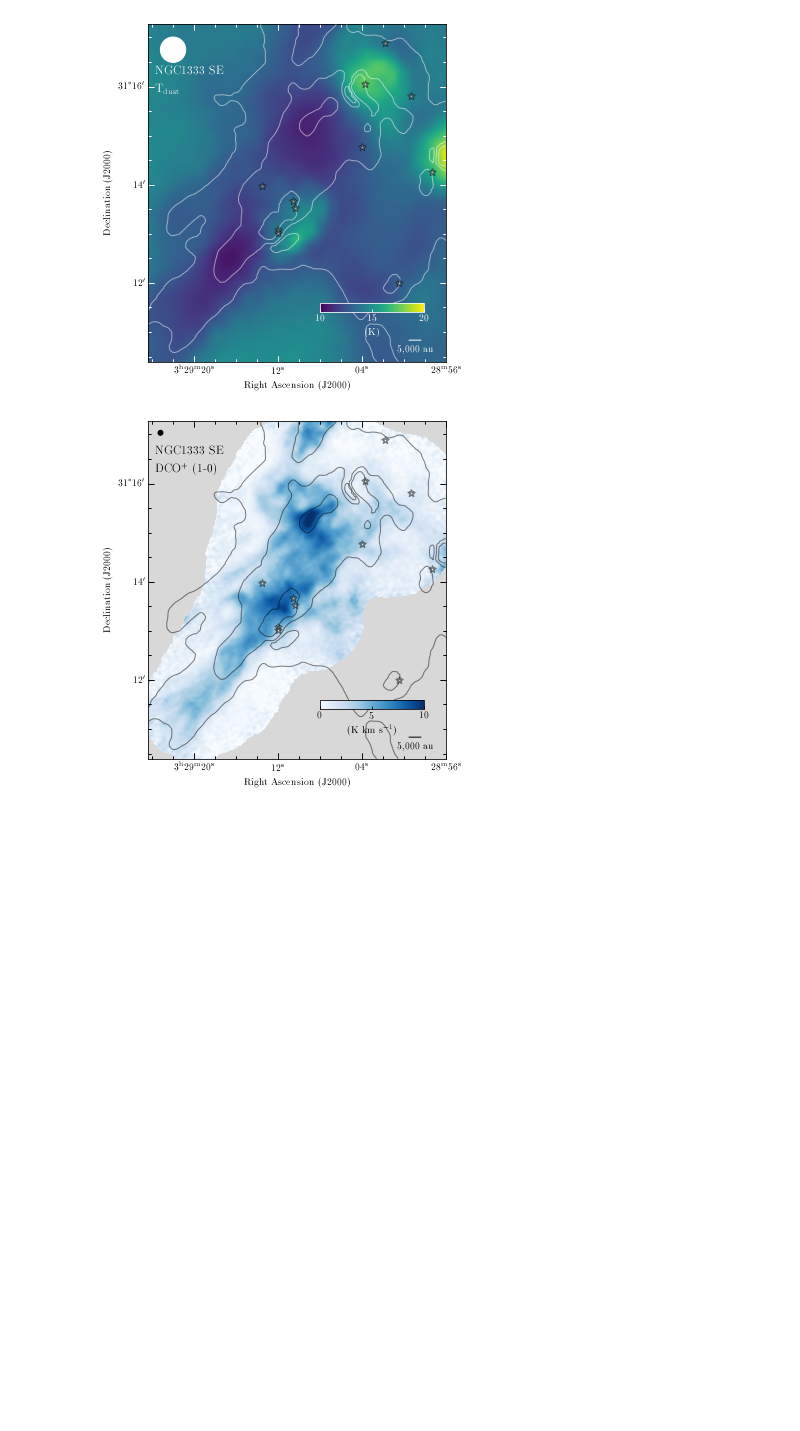
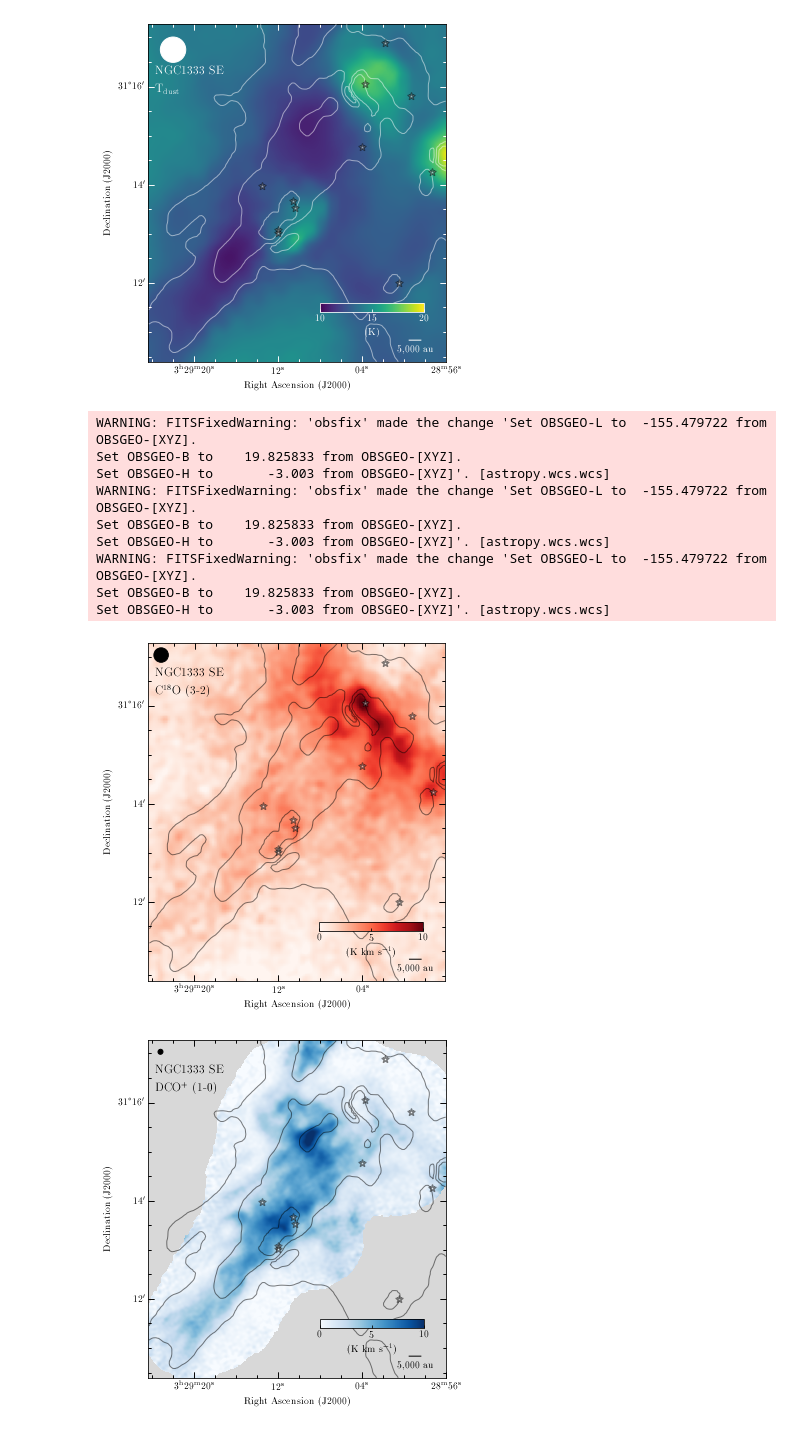
Before and after one commit to jpinedaf/NGC1333_NOEMA_Ions, a Jupyter notebook: NGC1333_Ions_Calculations.ipynb, the cells around one changed output. Saved outputs shown, nothing was run; the diff lists cells and outputs as text; code cells hidden in the pictures; blank space fills up the shorter version.

Commit message:
Prepare C18O -Update script to smooth and march JCMT and Herschel beams -Calculation of Integrated Intensity -Updated plot in notebook

```diff
--- a/NGC1333_Ions_Calculations.ipynb
+++ b/NGC1333_Ions_Calculations.ipynb
@@ -18,10 +18,12 @@ plt.rcParams.update({"text.usetex": True,
                      'xtick.direction': 'in',
                      'ytick.direction': 'in'})
 # %%
-file_yso = 'catalogye/NGC1333_protostar_list.txt'
+file_yso = 'catalogue/NGC1333_protostar_list.txt'
 
 file_TdV_DCOp = 'data/NGC1333_DCOp_matched_TdV.fits'
 file_TdV_H13COp = 'data/NGC1333_H13COp_matched_TdV.fits'
+file_TdV_C18O = 'data/NGC1333_C18O_3-2_TdV.fits'
+
 file_TdV_DCOp_H13COp = 'data/NGC1333_DCOp_H13COp_ratio.fits'
 file_Ncol_DCOp_H13COp = 'data/NGC1333_DCOp_H13COp_ratio_coldens.fits'
 file_Ncol_DCOp_HCOp = 'data/NGC1333_DCOp_HCOp_ratio_coldens.fits'
@@ -228,6 +230,42 @@ plt.tight_layout()
 fig.savefig('figs/NGC1333_Td.pdf', dpi=200)
 # %% [output]
 [figure]
+# %%
+text_color = 'black'
+
+hdu = load_cutout(file_TdV_C18O)
+wcs = WCS(hdu.header)
+
+cmap = plt.get_cmap(name='Reds').copy()
+cmap.set_bad(color='0.85')
+
+fig = plt.figure(figsize=my_figsize)
+ax = plt.subplot(projection=wcs)
+im = ax.imshow(hdu.data, cmap=cmap, vmin=0.0, vmax=10, origin='lower') #vmin=0.2, vmax=1.0,
+
+plot_setup_noema_wcsaxes(ax, hdu, label_col=text_color, contour_h2=True)
+
+cax = ax.inset_axes(col_pos)
+cbar = plt.colorbar(im, cax=cax, label=r'(K km s$^{-1}$)', orientation='horizontal')
+cbar.set_ticks([0, 5, 10])
+
+fig.text(xpos_lab1, ypos_lab1, 'NGC1333 SE', transform=ax.transAxes,
+                horizontalalignment='left', color=text_color, size=12)
+fig.text(xpos_lab2, ypos_lab2, r'C$^{18}$O (3-2)', transform=ax.transAxes,
+                horizontalalignment='left', color=text_color, size=12)
+plt.tight_layout()
+fig.savefig('figs/NGC1333_C18O_TdV.pdf', dpi=200)
+# %% [output]
+WARNING: FITSFixedWarning: 'obsfix' made the change 'Set OBSGEO-L to  -155.479722 from OBSGEO-[XYZ].
+Set OBSGEO-B to    19.825833 from OBSGEO-[XYZ].
+Set OBSGEO-H to       -3.003 from OBSGEO-[XYZ]'. [astropy.wcs.wcs]
+WARNING: FITSFixedWarning: 'obsfix' made the change 'Set OBSGEO-L to  -155.479722 from OBSGEO-[XYZ].
+Set OBSGEO-B to    19.825833 from OBSGEO-[XYZ].
+Set OBSGEO-H to       -3.003 from OBSGEO-[XYZ]'. [astropy.wcs.wcs]
+WARNING: FITSFixedWarning: 'obsfix' made the change 'Set OBSGEO-L to  -155.479722 from OBSGEO-[XYZ].
+Set OBSGEO-B to    19.825833 from OBSGEO-[XYZ].
+Set OBSGEO-H to       -3.003 from OBSGEO-[XYZ]'. [astropy.wcs.wcs]
+[figure, added]
 # %%
 text_color = 'black'
 
```
Also changed, not shown: 3 other files.
